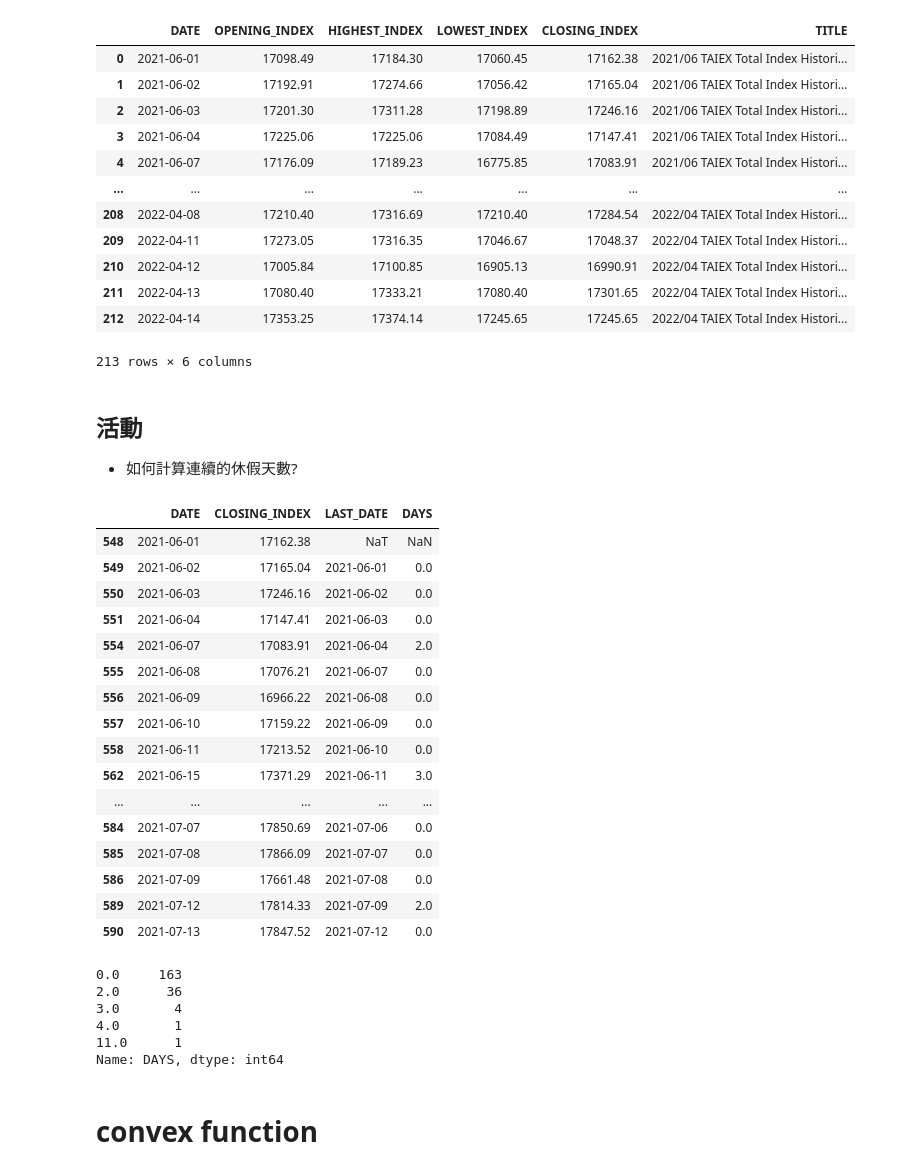
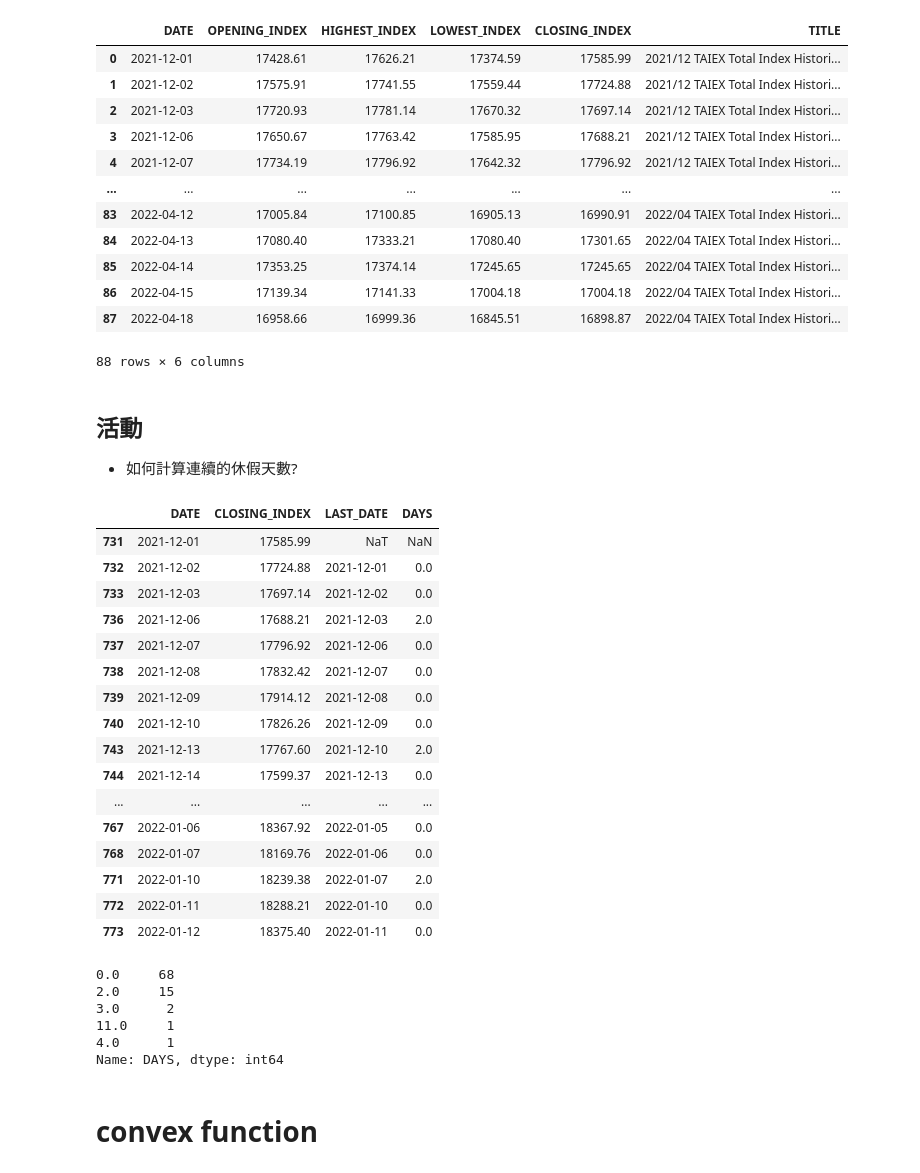
Before and after one commit to tlyu0419/Stock-Prediction-Using-Facebook-Sentiment-with-Python, a Jupyter notebook: 03_Stock_Price.ipynb, the cells around one changed output. Saved outputs shown, nothing was run; the diff lists cells and outputs as text; code cells hidden in the pictures.

```diff
--- a/03_Stock_Price.ipynb
+++ b/03_Stock_Price.ipynb
@@ -9,15 +13,18 @@ import re
 import numpy as np
 # %%
 df = []
-for date in pd.date_range('2021-06-01', '2022-04-01', freq='MS'):
+rs = requests.Session()
+headers={'Referer': 'https://www.twse.com.tw/zh/',
+         'headers':'User-Agent: Mozilla/5.0 (Windows NT 10.0; Win64; x64) AppleWebKit/537.36 (KHTML, like Gecko) Chrome/100.0.4896.75 Safari/537.36 Edg/100.0.1185.39'}
+
+for date in pd.date_range('2021-12-01', '2022-04-01', freq='MS'):
     url = 'https://www.twse.com.tw/en/indicesReport/MI_5MINS_HIST?response=json&date={}'.format(date.strftime('%Y%m%d'))
     print(url)
-    rs = requests.Session()
-    resp = rs.get(url)
+    resp = rs.get(url, headers=headers)
     ndf = pd.DataFrame(resp.json()['data'],
-             columns=resp.json()['fields'])
+                       columns=resp.json()['fields'])
     ndf['title'] = resp.json()['title']
-    time.sleep(4)
+    time.sleep(3)
     df.append(ndf)
 df = pd.concat(df, ignore_index=True)
 df
@@ -57,58 +58,58 @@ df.columns = [re.sub(' ', '_', col) for col in df.columns]
 df
 # %% [output]
 |  | DATE | OPENING_INDEX | HIGHEST_INDEX | LOWEST_INDEX | CLOSING_INDEX | TITLE |
-| 0 | 2021-06-01 | 17098.49 | 17184.30 | 17060.45 | 17162.38 | 2021/06 TAIEX Total Index Histori... |
-| 1 | 2021-06-02 | 17192.91 | 17274.66 | 17056.42 | 17165.04 | 2021/06 TAIEX Total Index Histori... |
-| 2 | 2021-06-03 | 17201.30 | 17311.28 | 17198.89 | 17246.16 | 2021/06 TAIEX Total Index Histori... |
-| 3 | 2021-06-04 | 17225.06 | 17225.06 | 17084.49 | 17147.41 | 2021/06 TAIEX Total Index Histori... |
-| 4 | 2021-06-07 | 17176.09 | 17189.23 | 16775.85 | 17083.91 | 2021/06 TAIEX Total Index Histori... |
+| 0 | 2021-12-01 | 17428.61 | 17626.21 | 17374.59 | 17585.99 | 2021/12 TAIEX Total Index Histori... |
+| 1 | 2021-12-02 | 17575.91 | 17741.55 | 17559.44 | 17724.88 | 2021/12 TAIEX Total Index Histori... |
+| 2 | 2021-12-03 | 17720.93 | 17781.14 | 17670.32 | 17697.14 | 2021/12 TAIEX Total Index Histori... |
+| 3 | 2021-12-06 | 17650.67 | 17763.42 | 17585.95 | 17688.21 | 2021/12 TAIEX Total Index Histori... |
+| 4 | 2021-12-07 | 17734.19 | 17796.92 | 17642.32 | 17796.92 | 2021/12 TAIEX Total Index Histori... |
 | ... | ... | ... | ... | ... | ... | ... |
-| 208 | 2022-04-08 | 17210.40 | 17316.69 | 17210.40 | 17284.54 | 2022/04 TAIEX Total Index Histori... |
-| 209 | 2022-04-11 | 17273.05 | 17316.35 | 17046.67 | 17048.37 | 2022/04 TAIEX Total Index Histori... |
-| 210 | 2022-04-12 | 17005.84 | 17100.85 | 16905.13 | 16990.91 | 2022/04 TAIEX Total Index Histori... |
-| 211 | 2022-04-13 | 17080.40 | 17333.21 | 17080.40 | 17301.65 | 2022/04 TAIEX Total Index Histori... |
-| 212 | 2022-04-14 | 17353.25 | 17374.14 | 17245.65 | 17245.65 | 2022/04 TAIEX Total Index Histori... |
+| 83 | 2022-04-12 | 17005.84 | 17100.85 | 16905.13 | 16990.91 | 2022/04 TAIEX Total Index Histori... |
+| 84 | 2022-04-13 | 17080.40 | 17333.21 | 17080.40 | 17301.65 | 2022/04 TAIEX Total Index Histori... |
+| 85 | 2022-04-14 | 17353.25 | 17374.14 | 17245.65 | 17245.65 | 2022/04 TAIEX Total Index Histori... |
+| 86 | 2022-04-15 | 17139.34 | 17141.33 | 17004.18 | 17004.18 | 2022/04 TAIEX Total Index Histori... |
+| 87 | 2022-04-18 | 16958.66 | 16999.36 | 16845.51 | 16898.87 | 2022/04 TAIEX Total Index Histori... |
-213 rows × 6 columns
+88 rows × 6 columns
 # %%
 # EDA 繪製股價變化圖
 # %% [markdown]
 ## 活動
 - 如何計算連續的休假天數?
 # %%
-stock_price = pd.DataFrame(pd.date_range('2019-12-01', '2022-04-01', freq='D'), columns=['DATE'])
+stock_price = pd.DataFrame(pd.date_range('2019-12-01', '2022-04-18', freq='D'), columns=['DATE'])
 stock_price = pd.merge(stock_price, df[['DATE', 'CLOSING_INDEX']], how='left', on='DATE')
 stock_price = stock_price.loc[stock_price['CLOSING_INDEX'].notnull()]
 stock_price['LAST_DATE'] = stock_price['DATE'].shift(1)
 stock_price['DAYS'] = stock_price['DATE'] - stock_price['LAST_DATE']
 stock_price['DAYS'] = stock_price['DAYS'].apply(lambda x: x.days)
 stock_price['DAYS'] = stock_price['DAYS']-1
 stock_price.head(30)
 # %% [output]
 |  | DATE | CLOSING_INDEX | LAST_DATE | DAYS |
-| 548 | 2021-06-01 | 17162.38 | NaT | NaN |
-| 549 | 2021-06-02 | 17165.04 | 2021-06-01 | 0.0 |
-| 550 | 2021-06-03 | 17246.16 | 2021-06-02 | 0.0 |
-| 551 | 2021-06-04 | 17147.41 | 2021-06-03 | 0.0 |
-| 554 | 2021-06-07 | 17083.91 | 2021-06-04 | 2.0 |
-| 555 | 2021-06-08 | 17076.21 | 2021-06-07 | 0.0 |
-| 556 | 2021-06-09 | 16966.22 | 2021-06-08 | 0.0 |
-| 557 | 2021-06-10 | 17159.22 | 2021-06-09 | 0.0 |
-| 558 | 2021-06-11 | 17213.52 | 2021-06-10 | 0.0 |
-| 562 | 2021-06-15 | 17371.29 | 2021-06-11 | 3.0 |
+| 731 | 2021-12-01 | 17585.99 | NaT | NaN |
+| 732 | 2021-12-02 | 17724.88 | 2021-12-01 | 0.0 |
+| 733 | 2021-12-03 | 17697.14 | 2021-12-02 | 0.0 |
+| 736 | 2021-12-06 | 17688.21 | 2021-12-03 | 2.0 |
+| 737 | 2021-12-07 | 17796.92 | 2021-12-06 | 0.0 |
+| 738 | 2021-12-08 | 17832.42 | 2021-12-07 | 0.0 |
+| 739 | 2021-12-09 | 17914.12 | 2021-12-08 | 0.0 |
+| 740 | 2021-12-10 | 17826.26 | 2021-12-09 | 0.0 |
+| 743 | 2021-12-13 | 17767.60 | 2021-12-10 | 2.0 |
+| 744 | 2021-12-14 | 17599.37 | 2021-12-13 | 0.0 |
 | ... | ... | ... | ... | ... |
-| 584 | 2021-07-07 | 17850.69 | 2021-07-06 | 0.0 |
-| 585 | 2021-07-08 | 17866.09 | 2021-07-07 | 0.0 |
-| 586 | 2021-07-09 | 17661.48 | 2021-07-08 | 0.0 |
-| 589 | 2021-07-12 | 17814.33 | 2021-07-09 | 2.0 |
-| 590 | 2021-07-13 | 17847.52 | 2021-07-12 | 0.0 |
+| 767 | 2022-01-06 | 18367.92 | 2022-01-05 | 0.0 |
+| 768 | 2022-01-07 | 18169.76 | 2022-01-06 | 0.0 |
+| 771 | 2022-01-10 | 18239.38 | 2022-01-07 | 2.0 |
+| 772 | 2022-01-11 | 18288.21 | 2022-01-10 | 0.0 |
+| 773 | 2022-01-12 | 18375.40 | 2022-01-11 | 0.0 |
 # %%
 stock_price['DAYS'].value_counts()
 # %% [output]
-0.0     163
-2.0      36
-3.0       4
-4.0       1
-11.0      1
+0.0     68
+2.0     15
+3.0      2
+11.0     1
+4.0      1
 Name: DAYS, dtype: int64
 # %% [markdown]
 # convex function
```
Also changed, not shown: parts of 5 cells of this notebook, 7 other files.
